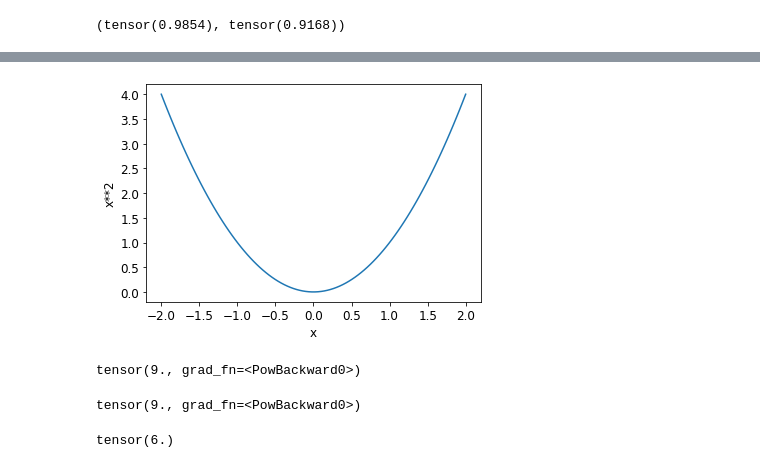
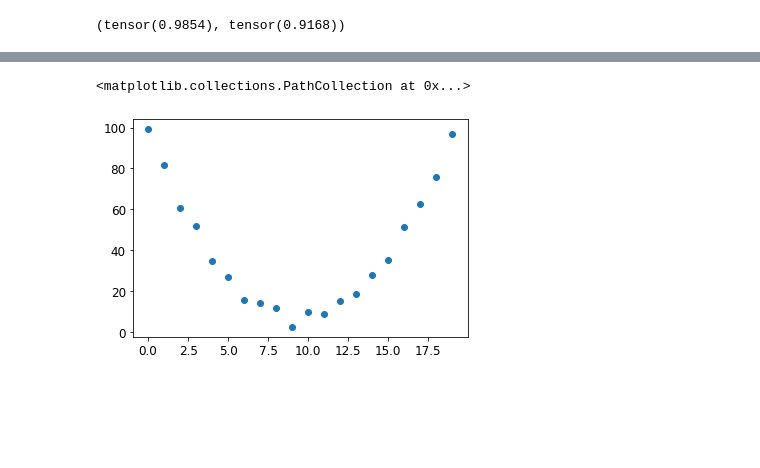
Before and after one commit to artkpv/fastbook, a Jupyter notebook: 04_mnist_basics_reproducing.ipynb, the cells around one changed output, grey strips where cells are left out. Cells and saved outputs as stored; diff of their text form; code cells hidden in the pictures; blank space fills up the shorter version.

```diff
--- a/04_mnist_basics_reproducing.ipynb
+++ b/04_mnist_basics_reproducing.ipynb
@@ -37,0 +49,10 @@ sum(is_3(o).float() for o in valid_threes_stack) / len(valid_threes_stack))
+# %%
+# Rollercoaster
+time = torch.arange(20).float()
+
+speed = 9*torch.rand(20).float() + (time-9.5)**2 + 1
+
+plt.scatter(time, speed)
+# %% [output]
+<matplotlib.collections.PathCollection at 0x...>
+[figure, added]
@@ -40,4 +69,0 @@ def f(x): return x**2
-# %%
-plot_function(f, 'x', 'x**2')
-# %% [output]
-[figure, removed]
@@ -46,5 +69,0 @@ xt = tensor(3.).requires_grad_()  #
-# %%
-yt = f(xt)
-yt
-# %% [output]
-tensor(9., grad_fn=<PowBackward0>)
@@ -53,8 +69,0 @@ yt.backward()
-# %%
-yt
-# %% [output]
-tensor(9., grad_fn=<PowBackward0>)
-# %%
-xt.grad
-# %% [output]
-tensor(6.)
```
Also changed, not shown: parts of 20 cells of this notebook, 1 other file.
